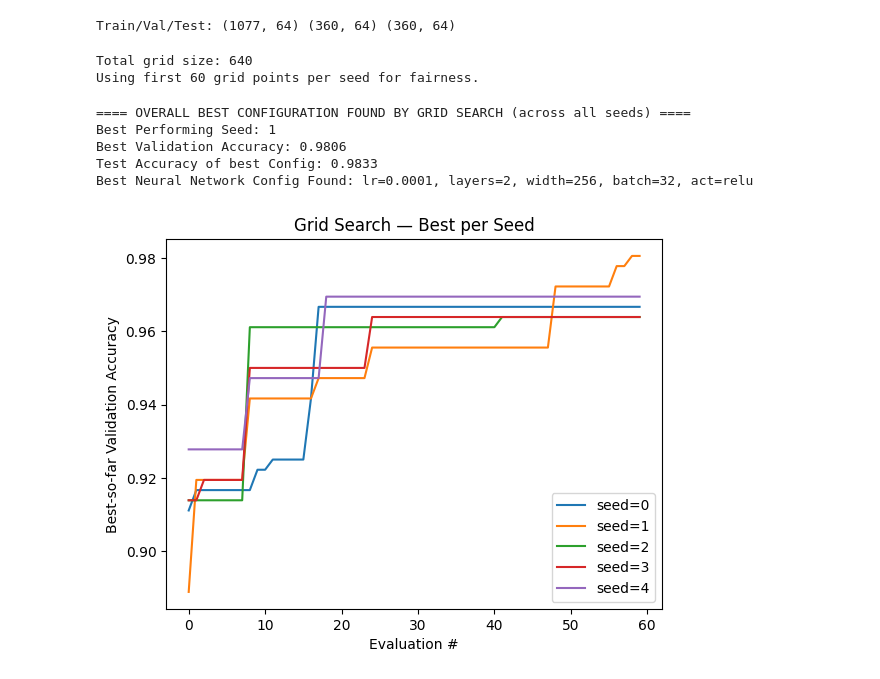
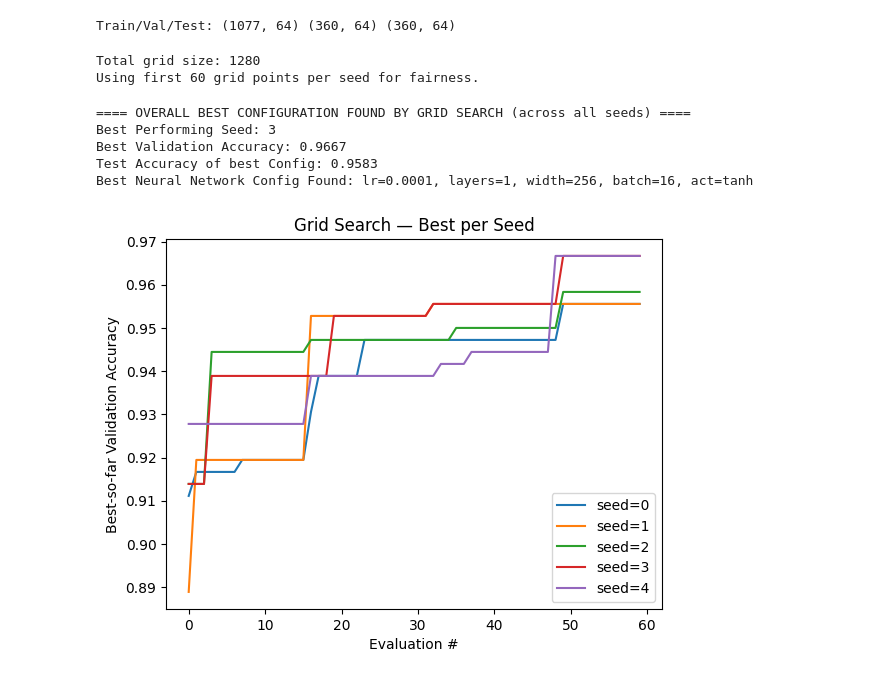
Before and after one commit to BraydenAntonelli/ga-nn-hyperparameter-optimization, a Jupyter notebook: GA_experiments.ipynb, the cells around one changed output. Saved outputs shown, nothing was run; the diff lists cells and outputs as text; code cells hidden in the pictures.

```diff
--- a/GA_experiments.ipynb
+++ b/GA_experiments.ipynb
@@ -69,7 +69,7 @@ SEARCH_SPACE = {
     "layers": [1, 2, 3, 4],
     "width": [32, 64, 128, 256],
     "batch": [16, 32, 64, 128],
-    "activation": ["relu", "tanh"],
+    "activation": ["relu", "tanh", "logistic", "identity"],
 }
 
 # Helper functions to convert between cfg dicts and strings, sample random cfgs, build pipelines, and evaluate val/test acc.
@@ -141,13 +141,13 @@ grid_all = list(itertools.product(
 print("Total grid size:", len(grid_all))
 print("Using first", BUDGET, "grid points per seed for fairness.")
 # %% [output]
-Total grid size: 640
+Total grid size: 1280
 Using first 60 grid points per seed for fairness.
 # %%
 # Cell 4 — Baseline 1: Grid Search (all seeds) + per-seed visuals
-
-grid_results = []     # row-wise results
+grid_results = []     # row-wise summary results
 grid_curves = {}      # seed -> best-so-far curve
+grid_trials = []      # List storing EVERY individual trial used later for search space visualization
 
 # Grid search: evaluate first BUDGET points of the grid for each seed, track best-so-far curve, and final test acc of best val cfg.
 for seed in SEEDS:
@@ -167,6 +167,16 @@ for seed in SEEDS:
         scores.append(acc)
         cfgs.append(cfg)
         eval_times.append(t1 - t0)
+
+        # Store current iteration's data for later
+        trial_entry = cfg.copy()
+        trial_entry.update({
+            "accuracy": acc,
+            "seed": seed,
+            "method": "Grid Search"
+        })
+        grid_trials.append(trial_entry)
+
 
     best_idx = int(np.argmax(scores))
     best_cfg = cfgs[best_idx]
@@ -182,36 +192,36 @@ for seed in SEEDS:
         "best_test_acc": best_test,
         "best_cfg": cfg_to_str(best_cfg),
         "avg_val_acc": float(np.mean(scores)),
         "median_val_acc": float(np.median(scores)),
         "avg_eval_time_s": float(np.mean(eval_times)),
         "total_time_s": float(time.time() - start),
     })
 
 # Gets the best performing row
 best_dict = max(grid_results, key=lambda d: d["best_val_acc"])
 print("\n==== OVERALL BEST CONFIGURATION FOUND BY GRID SEARCH (across all seeds) ====")
 print(f"Best Performing Seed: {best_dict['seed']}")
 print(f"Best Validation Accuracy: {best_dict['best_val_acc']:.4f}")
 print(f"Test Accuracy of best Config: {best_dict['best_test_acc']:.4f}")
 print(f"Best Neural Network Config Found: {best_dict['best_cfg']}")
 
 # Visual: show EACH seed curve for grid
 plt.figure()
 for seed in SEEDS:
     plt.plot(grid_curves[seed], label=f"seed={seed}")
 plt.xlabel("Evaluation #")
 plt.ylabel("Best-so-far Validation Accuracy")
 plt.title("Grid Search — Best per Seed")
 plt.legend()
 plt.show()
 
 # Show grid results sorted by best_val_acc.
 pd.DataFrame(grid_results).sort_values(["best_val_acc"], ascending=False).reset_index(drop=True)
 # %% [output]
 ==== OVERALL BEST CONFIGURATION FOUND BY GRID SEARCH (across all seeds) ====
-Best Performing Seed: 1
-Best Validation Accuracy: 0.9806
-Test Accuracy of best Config: 0.9833
-Best Neural Network Config Found: lr=0.0001, layers=2, width=256, batch=32, act=relu
+Best Performing Seed: 3
+Best Validation Accuracy: 0.9667
+Test Accuracy of best Config: 0.9583
+Best Neural Network Config Found: lr=0.0001, layers=1, width=256, batch=16, act=tanh
-[figure, old version]
+[figure, new version]
 |  | seed | method | best_val_acc | best_test_acc | best_cfg | avg_val_acc | median_val_acc | avg_eval_time_s | ... |
```
Also changed, not shown: parts of 7 cells of this notebook.
